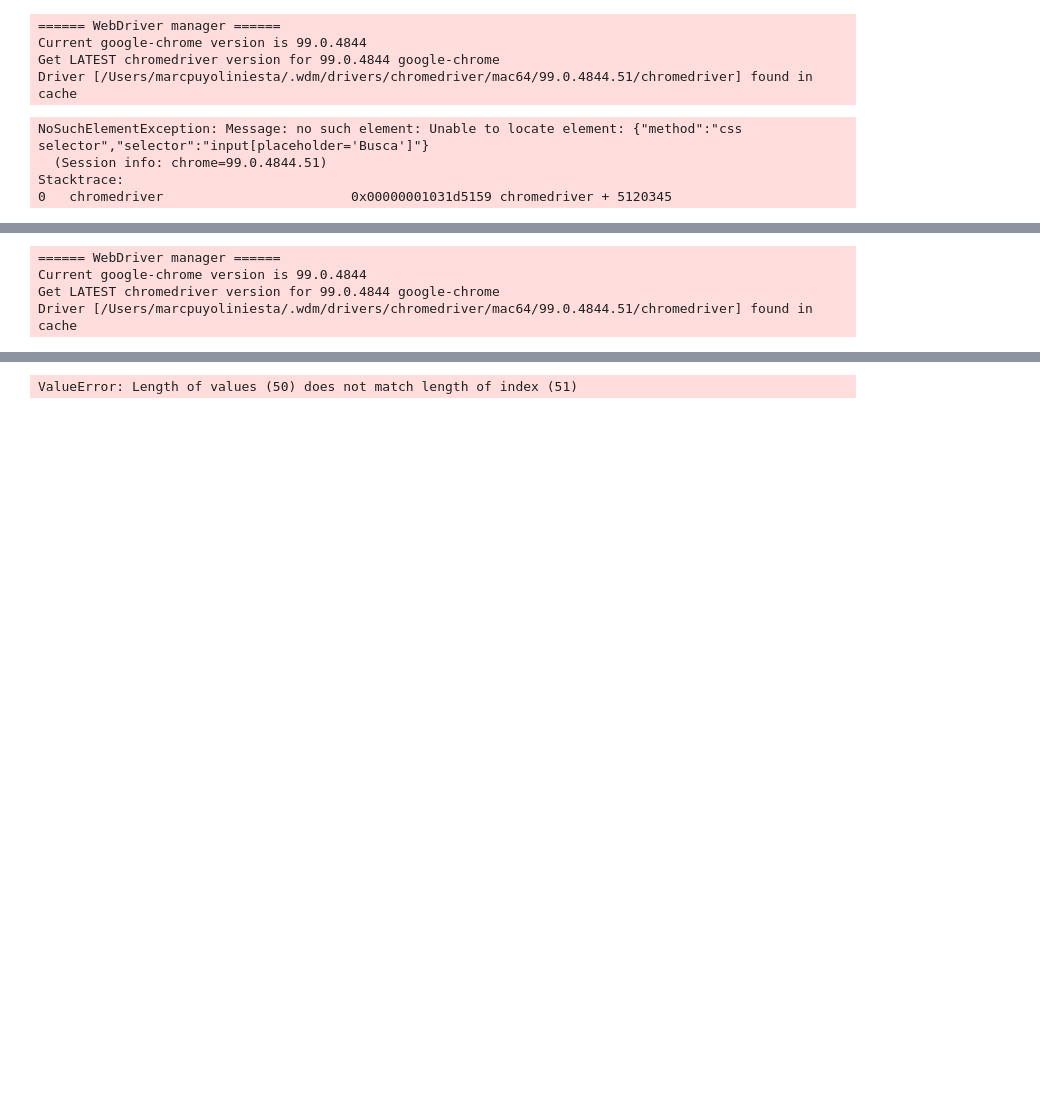
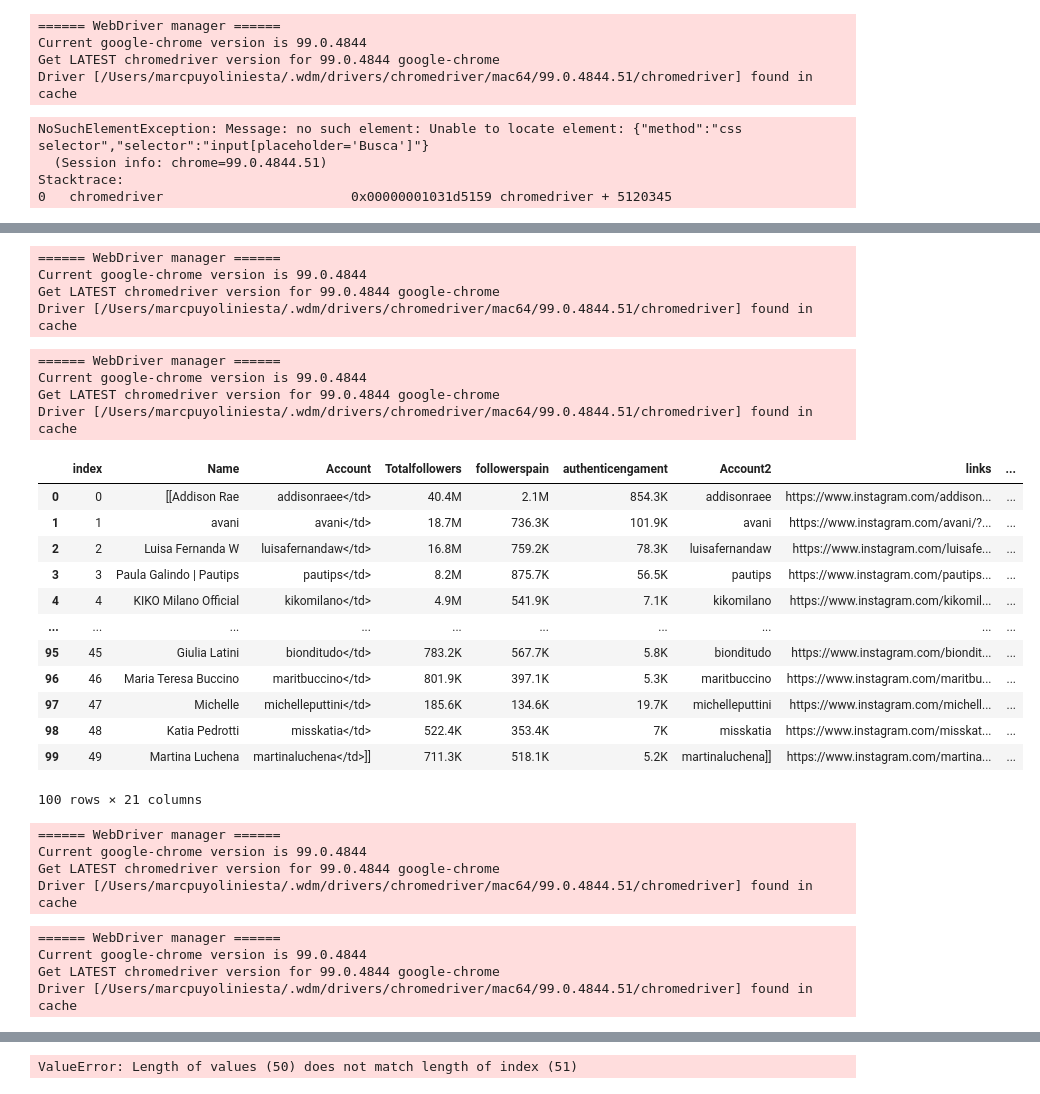
Before and after one commit to MpiPuin12/Marc-Puyol-Iniesta, a Jupyter notebook: Final Project2-3.ipynb, the cells around one changed output, grey strips where cells are left out. Cells and saved outputs as stored; diff of their text form; code cells hidden in the pictures; blank space fills up the shorter version.

```diff
--- a/Final Project2-3.ipynb
+++ b/Final Project2-3.ipynb
@@ -77,6 +77,7 @@ def influencers(x):
         account=list(df['Account'])
         for i in account:
             account=i.replace('</td>','')
+            account=account.replace(']]','')
             account2.append(account)
         df['Account2']= account2
         for i in account2:
@@ -554,7 +547,7 @@ Beauty=pd.concat([beauty, datab], axis=1)
-# %%
-Beauty['%offemales']= females(Beauty['Account2'])
-# %% [output]
-====== WebDriver manager ======
-Current google-chrome version is 99.0.4844
-Get LATEST chromedriver version for 99.0.4844 google-chrome
-Driver [/Users/marcpuyoliniesta/.wdm/drivers/chromedriver/mac64/99.0.4844.51/chromedriver] found in cache
+# %%
+datab=ultimostags(beauty['Account2'])
+# %% [output]
+====== WebDriver manager ======
+Current google-chrome version is 99.0.4844
+Get LATEST chromedriver version for 99.0.4844 google-chrome
+Driver [/Users/marcpuyoliniesta/.wdm/drivers/chromedriver/mac64/99.0.4844.51/chromedriver] found in cache
@@ -561,3 +556,26 @@ Driver [/Users/marcpuyoliniesta/.wdm/drivers/chromedriver/mac64/99.0.4844.51/chr
+# %%
+Beauty['%offemales']= females(Beauty['Account2'])
+# %% [output]
+====== WebDriver manager ======
+Current google-chrome version is 99.0.4844
+Get LATEST chromedriver version for 99.0.4844 google-chrome
+Driver [/Users/marcpuyoliniesta/.wdm/drivers/chromedriver/mac64/99.0.4844.51/chromedriver] found in cache
+# %%
+Beauty
+# %% [output]
+|  | index | Name | Account | Totalfollowers | followerspain | authenticengament | Account2 | links | ... |
+| 0 | 0 | [[Addison Rae | addisonraee</td> | 40.4M | 2.1M | 854.3K | addisonraee | https://www.instagram.com/addison... | ... |
+| 1 | 1 | avani | avani</td> | 18.7M | 736.3K | 101.9K | avani | https://www.instagram.com/avani/?... | ... |
+| 2 | 2 | Luisa Fernanda W | luisafernandaw</td> | 16.8M | 759.2K | 78.3K | luisafernandaw | https://www.instagram.com/luisafe... | ... |
+| 3 | 3 | Paula Galindo | Pautips | pautips</td> | 8.2M | 875.7K | 56.5K | pautips | https://www.instagram.com/pautips... | ... |
+| 4 | 4 | KIKO Milano Official | kikomilano</td> | 4.9M | 541.9K | 7.1K | kikomilano | https://www.instagram.com/kikomil... | ... |
+| ... | ... | ... | ... | ... | ... | ... | ... | ... | ... |
+| 95 | 45 | Giulia Latini | bionditudo</td> | 783.2K | 567.7K | 5.8K | bionditudo | https://www.instagram.com/biondit... | ... |
+| 96 | 46 | Maria Teresa Buccino | maritbuccino</td> | 801.9K | 397.1K | 5.3K | maritbuccino | https://www.instagram.com/maritbu... | ... |
+| 97 | 47 | Michelle | michelleputtini</td> | 185.6K | 134.6K | 19.7K | michelleputtini | https://www.instagram.com/michell... | ... |
+| 98 | 48 | Katia Pedrotti | misskatia</td> | 522.4K | 353.4K | 7K | misskatia | https://www.instagram.com/misskat... | ... |
+| 99 | 49 | Martina Luchena | martinaluchena</td>]] | 711.3K | 518.1K | 5.2K | martinaluchena]] | https://www.instagram.com/martina... | ... |
+100 rows × 21 columns
 # %%
 countries= ['spain','italy']
 for i in countries:
@@ -576,0 +589,7 @@ Humor['%offemales']= females(Humor['Account2'])
+# %%
+datah=ultimostags(Humor['Account2'])
+# %% [output]
+====== WebDriver manager ======
+Current google-chrome version is 99.0.4844
+Get LATEST chromedriver version for 99.0.4844 google-chrome
+Driver [/Users/marcpuyoliniesta/.wdm/drivers/chromedriver/mac64/99.0.4844.51/chromedriver] found in cache
@@ -576,0 +598,7 @@ Humor['%offemales']= females(Humor['Account2'])
+# %%
+Humor['%offemales']= females(Humor['Account2'])
+# %% [output]
+====== WebDriver manager ======
+Current google-chrome version is 99.0.4844
+Get LATEST chromedriver version for 99.0.4844 google-chrome
+Driver [/Users/marcpuyoliniesta/.wdm/drivers/chromedriver/mac64/99.0.4844.51/chromedriver] found in cache
```
Also changed, not shown: parts of 89 cells of this notebook, 9 other files.
